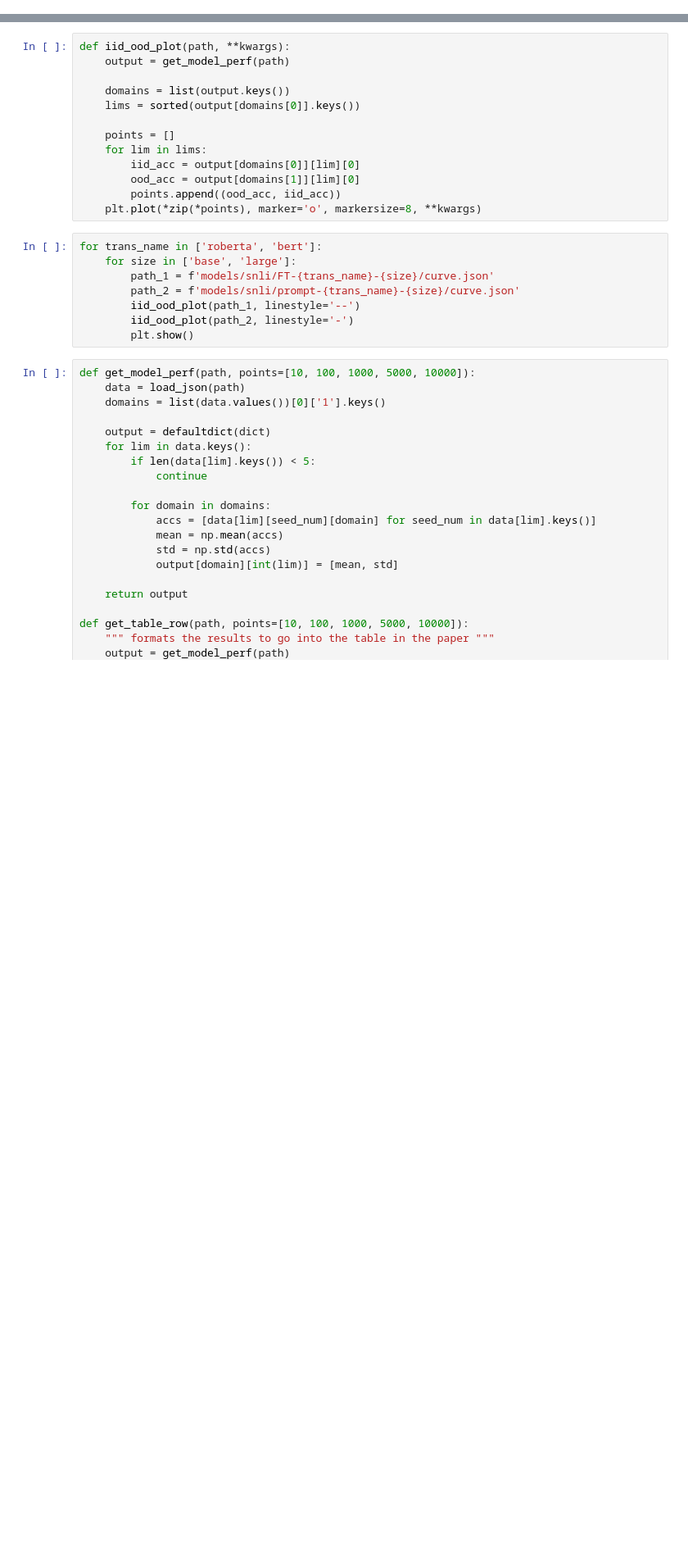
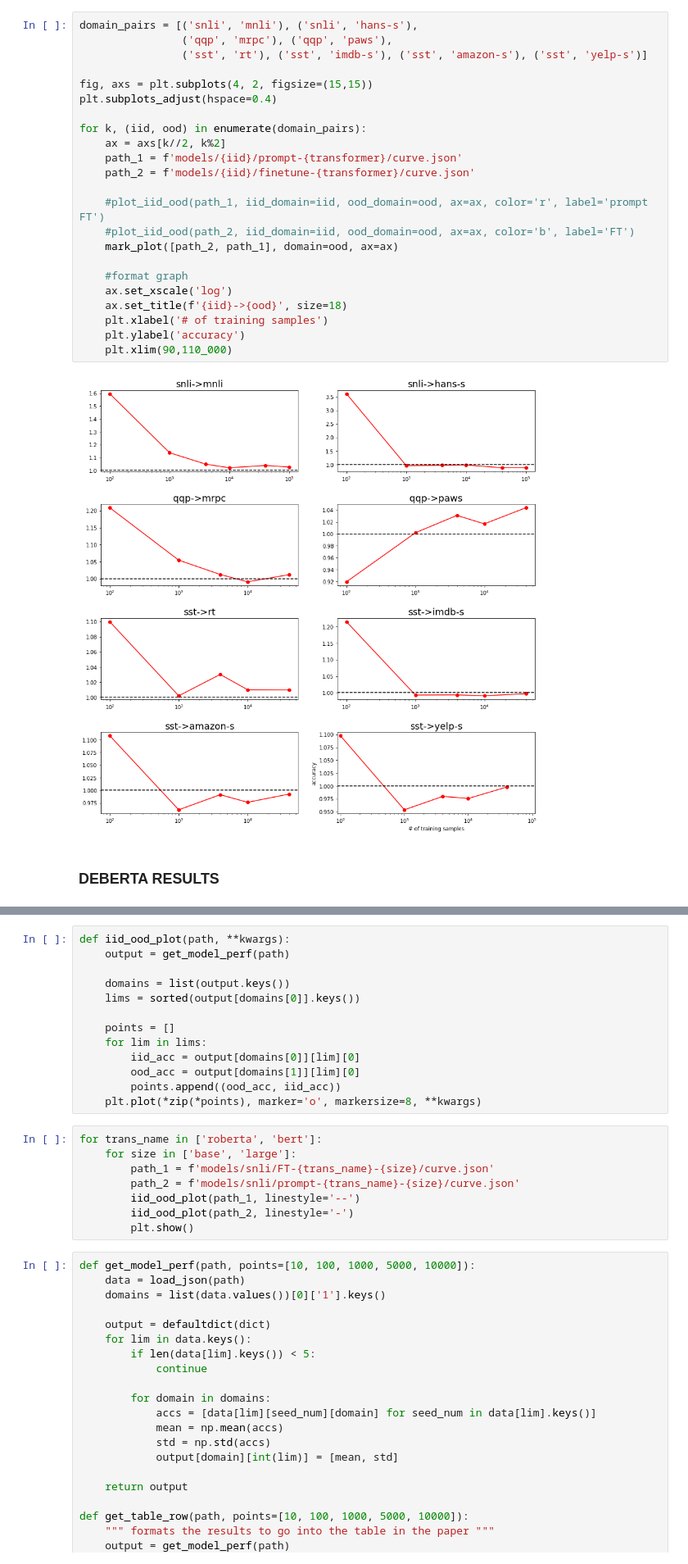
Before and after one commit to rainavyas/prompt-based-finetuning, a Jupyter notebook: experiments/data_curves/plot_results.ipynb, the cells around one changed output, grey strips where cells are left out. Shown at 82% size. Drawn from its saved outputs; the diff is of its cells as text; blank space fills up the shorter version.

```diff
--- a/experiments/data_curves/plot_results.ipynb
+++ b/experiments/data_curves/plot_results.ipynb
@@ -134,0 +187,27 @@ FileNotFoundError: [Errno 2] No such file or directory: 'models/sst/freeze-rober
+# %%
+domain_pairs = [('snli', 'mnli'), ('snli', 'hans-s'),
+                ('qqp', 'mrpc'), ('qqp', 'paws'),
+                ('sst', 'rt'), ('sst', 'imdb-s'), ('sst', 'amazon-s'), ('sst', 'yelp-s')]
+
+fig, axs = plt.subplots(4, 2, figsize=(15,15))
+plt.subplots_adjust(hspace=0.4)
+
+for k, (iid, ood) in enumerate(domain_pairs):
+    ax = axs[k//2, k%2]
+    path_1 = f'models/{iid}/prompt-{transformer}/curve.json'
+    path_2 = f'models/{iid}/finetune-{transformer}/curve.json'
+
+    #plot_iid_ood(path_1, iid_domain=iid, ood_domain=ood, ax=ax, color='r', label='prompt FT')
+    #plot_iid_ood(path_2, iid_domain=iid, ood_domain=ood, ax=ax, color='b', label='FT')
+    mark_plot([path_2, path_1], domain=ood, ax=ax)
+
+    #format graph
+    ax.set_xscale('log')
+    ax.set_title(f'{iid}->{ood}', size=18)
+    plt.xlabel('# of training samples')
+    plt.ylabel('accuracy')
+    plt.xlim(90,110_000)
+# %% [output]
+[figure, added]
+# %% [markdown]
+### DEBERTA RESULTS
```
Also changed, not shown: parts of 9 cells of this notebook, 6 other files.
